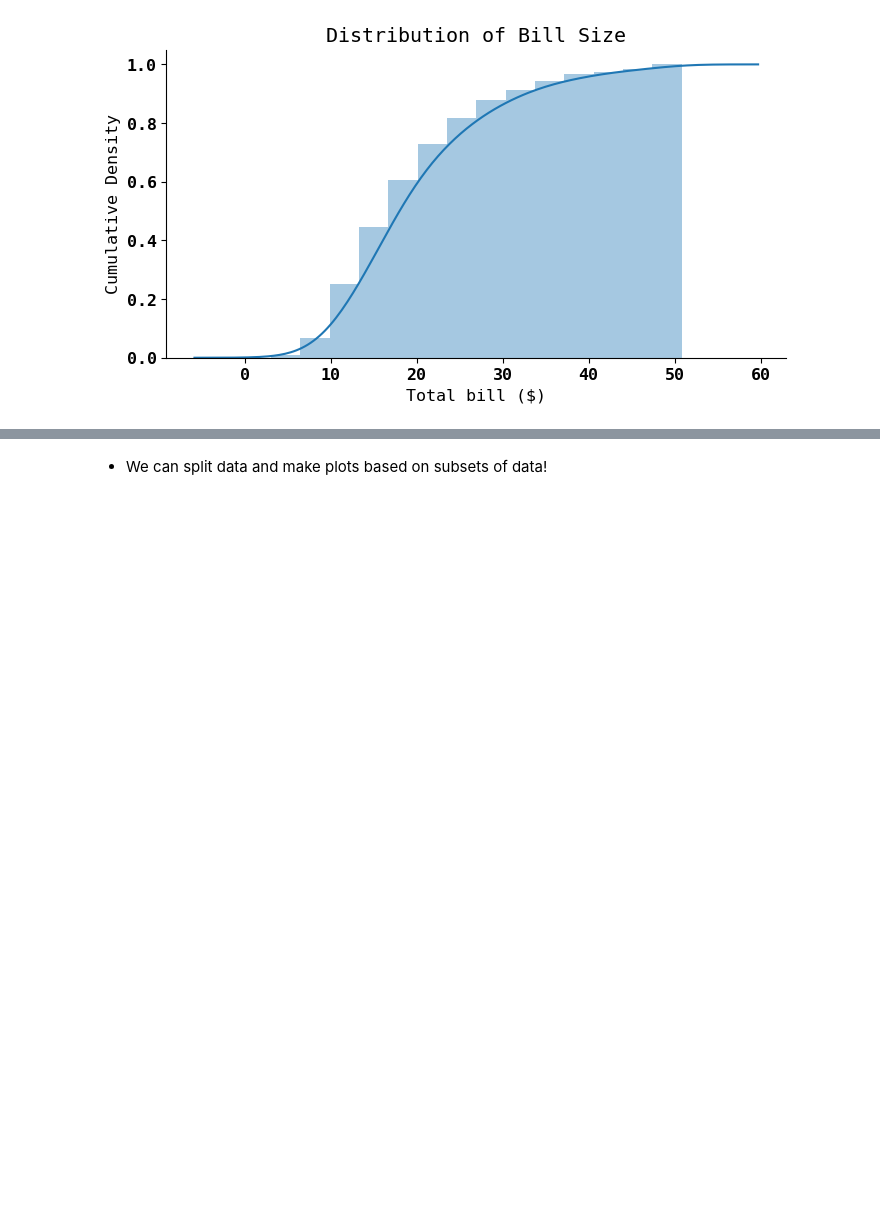
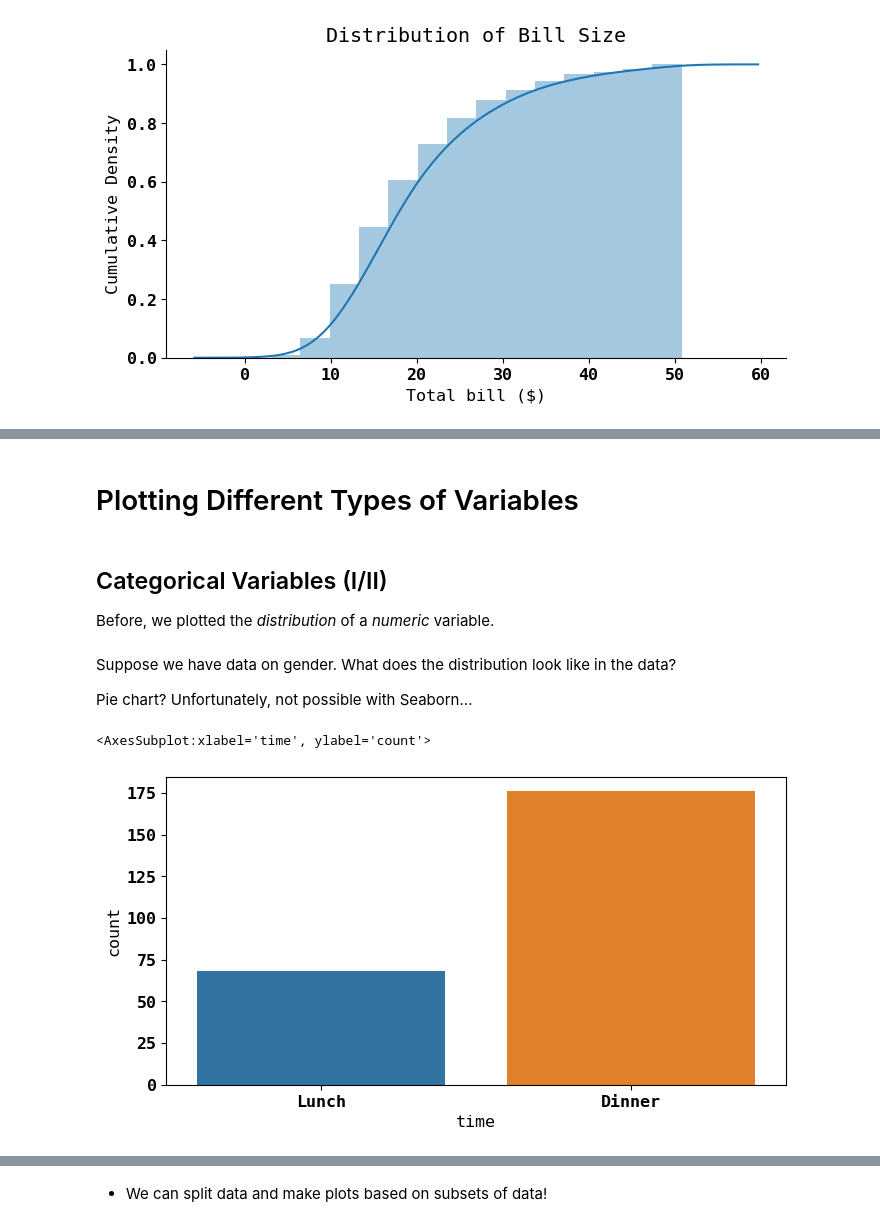
Before and after one commit to joachimkrasmussen/ISDS, a Jupyter notebook: session_3/module_3_slides.ipynb, the cells around one changed output, grey strips where cells are left out. Drawn from its saved outputs; the diff is of its cells as text; code cells hidden in the pictures; blank space fills up the shorter version.

```diff
--- a/session_3/module_3_slides.ipynb
+++ b/session_3/module_3_slides.ipynb
@@ -406,0 +405,15 @@ One row for each observation
+# %% [markdown]
+# Plotting Different Types of Variables
+# %% [markdown]
+## Categorical Variables (I/II)
+
+Before, we plotted the *distribution* of a *numeric* variable.
+# %% [markdown]
+Suppose we have data on gender. What does the distribution look like in the data?
+
+Pie chart? Unfortunately, not possible with Seaborn...
+# %%
+sns.countplot(x='time', data=tips)
+# %% [output]
+<AxesSubplot:xlabel='time', ylabel='count'>
+[figure, added]
```
Also changed, not shown: parts of 75 cells of this notebook, 1 other file.
